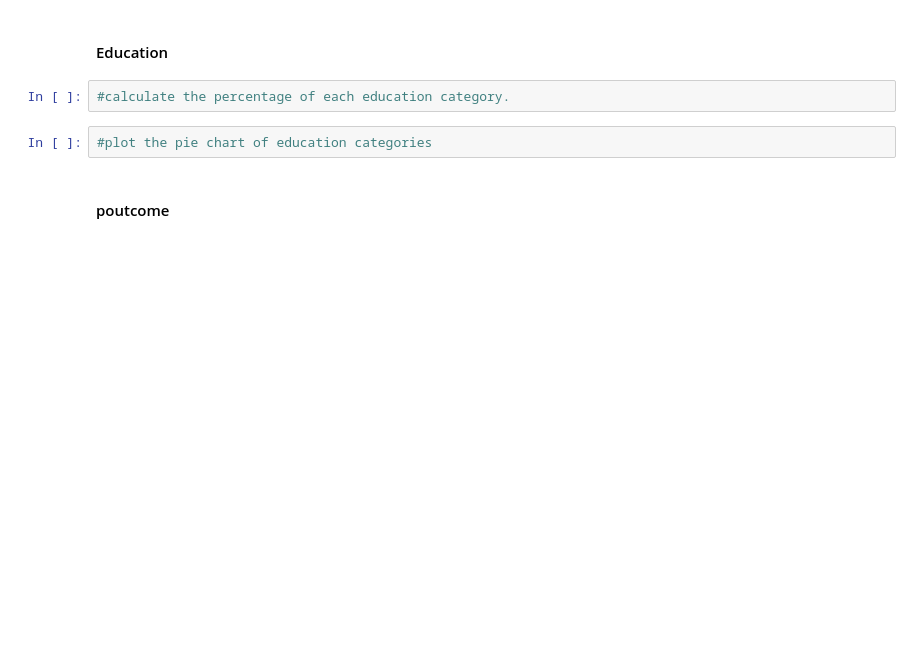
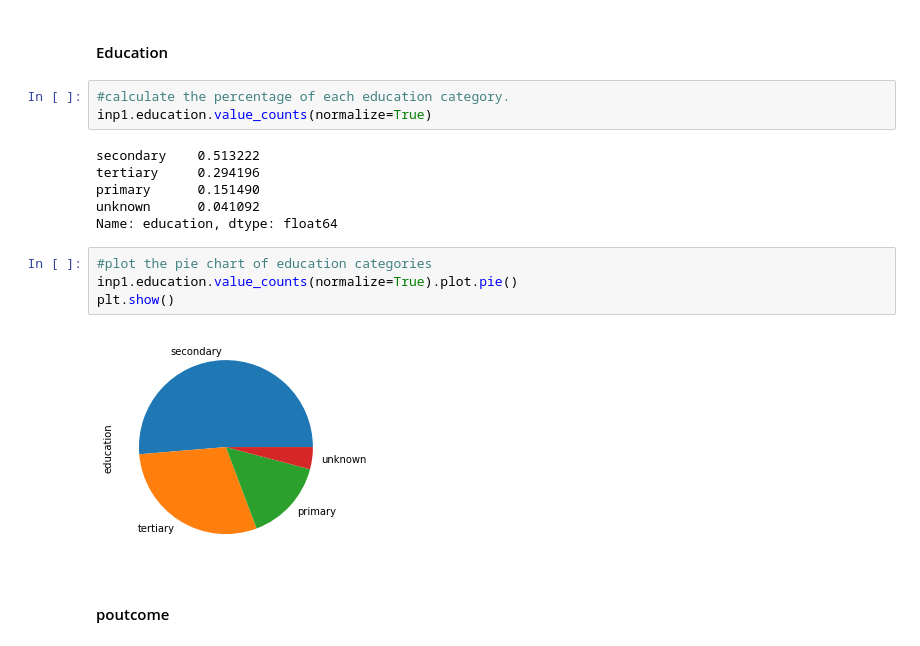
Before and after one commit to abhinav-m/data-science-bootcamp, a Jupyter notebook: upgrad-data-science-primer/exercise-notebooks/Bank+Marketing+Campaign_EDA-blank+notebook.ipynb, the cells around one changed output. Saved outputs shown, nothing was run; the diff lists cells and outputs as text; blank space fills up the shorter version.

```diff
--- a/upgrad-data-science-primer/exercise-notebooks/Bank+Marketing+Campaign_EDA-blank+notebook.ipynb
+++ b/upgrad-data-science-primer/exercise-notebooks/Bank+Marketing+Campaign_EDA-blank+notebook.ipynb
@@ -407,8 +426,19 @@ Ordered variables have some kind of ordering. Some examples of bank marketing da
 #### Education
 # %%
 #calculate the percentage of each education category.
+inp1.education.value_counts(normalize=True)
+# %% [output]
+secondary    0.513222
+tertiary     0.294196
+primary      0.151490
+unknown      0.041092
+Name: education, dtype: float64
 # %%
 #plot the pie chart of education categories
+inp1.education.value_counts(normalize=True).plot.pie()
+plt.show()
+# %% [output]
+[figure, added]
 # %% [markdown]
 #### poutcome
 # %%
```
Also changed, not shown: parts of 8 cells of this notebook.
